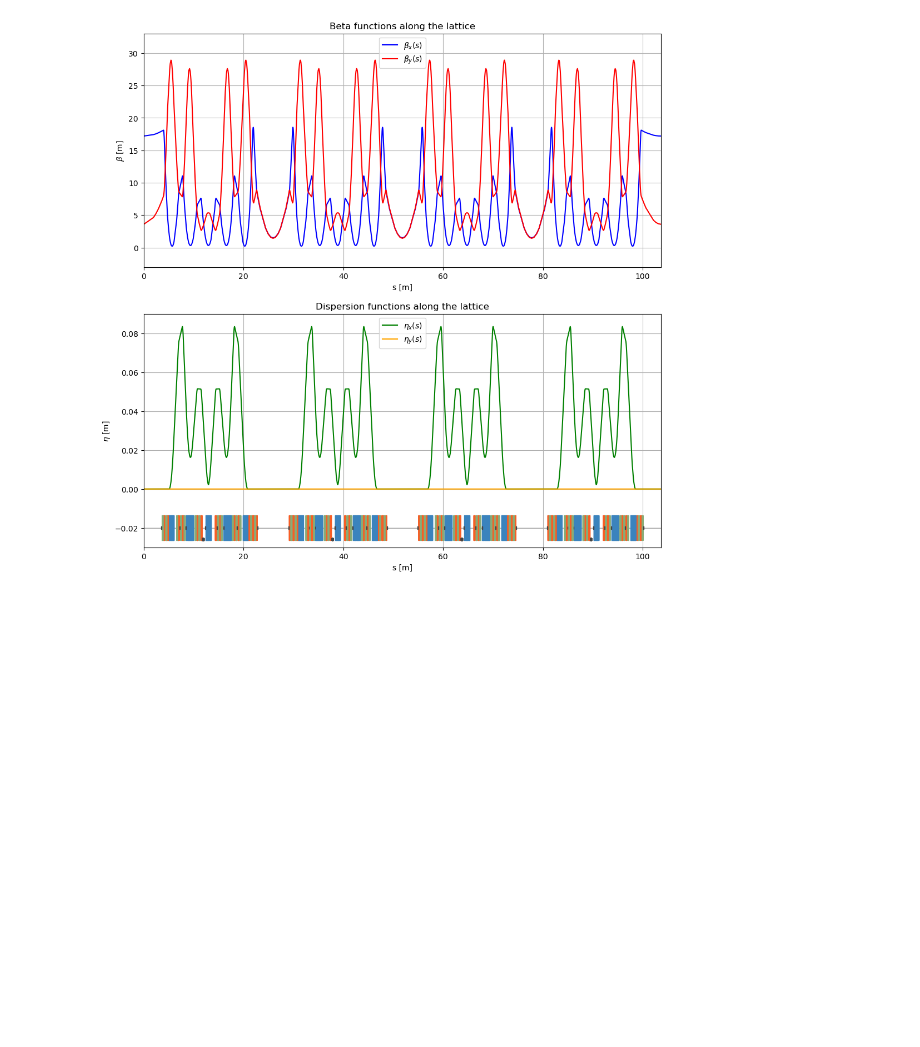
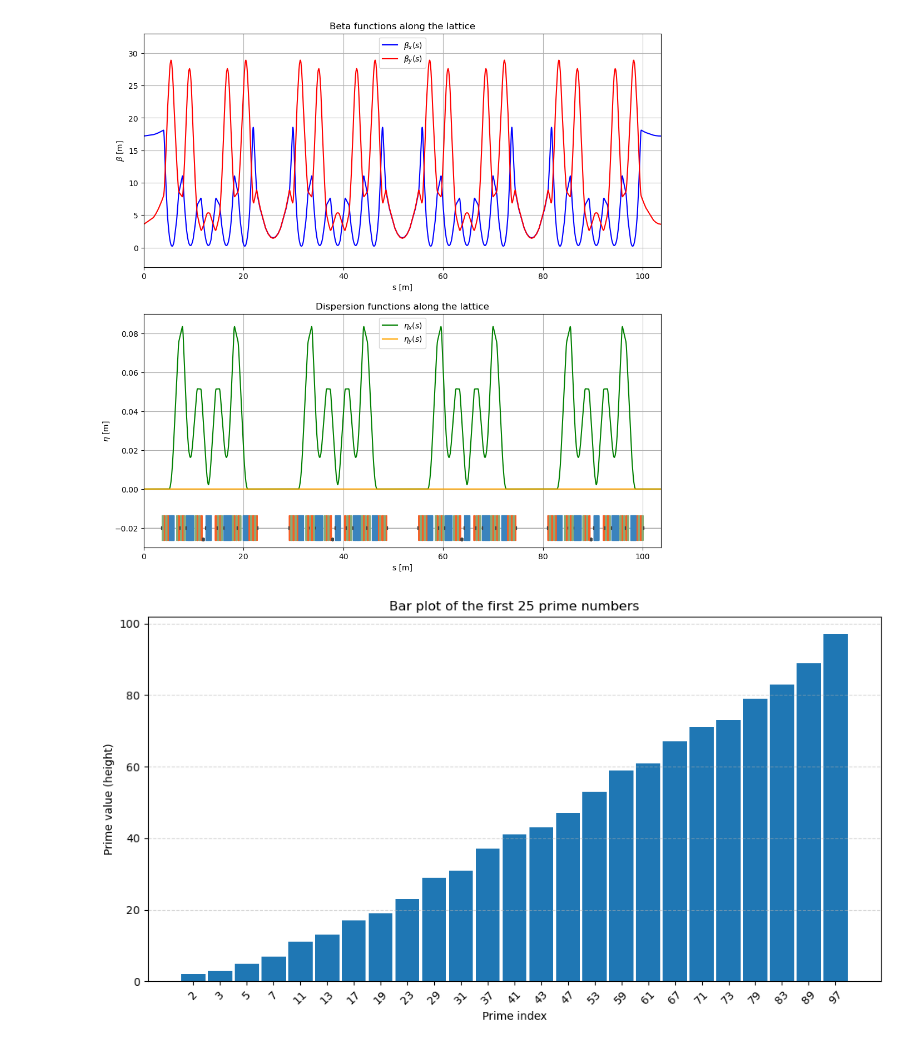
Before and after one commit to HenriqueWS11/fac-henrique, a Jupyter notebook: coding/initial_explorations/sirius_study.ipynb, the cells around one changed output. Saved outputs shown, nothing was run; the diff lists cells and outputs as text; code cells hidden in the pictures; blank space fills up the shorter version.

```diff
--- a/coding/initial_explorations/sirius_study.ipynb
+++ b/coding/initial_explorations/sirius_study.ipynb
@@ -232,3 +232,23 @@ pa.graphics.draw_lattice(model1, offset=-0.02, gca=ax2, height=0.013)
 plt.show()
 # %% [output]
 [figure]
+# %%
+import matplotlib.pyplot as plt
+primes = []
+n = 2
+while len(primes) < 25:
+    if all(n % p for p in range(2, int(n**0.5) + 1)):
+        primes.append(n)
+    n += 1
+# use the existing `primes` list
+x = range(len(primes))
+plt.figure(figsize=(12, 6))
+plt.bar(x, primes, width=0.9)
+plt.xlabel('Prime index')
+plt.ylabel('Prime value (height)')
+plt.title('Bar plot of the first 25 prime numbers')
+plt.xticks(x, primes, rotation=45)
+plt.grid(axis='y', linestyle='--', alpha=0.5)
+plt.show()
+# %% [output]
+[figure, added]
```
Also changed, not shown: parts of 1 cell of this notebook, 11 other files.
